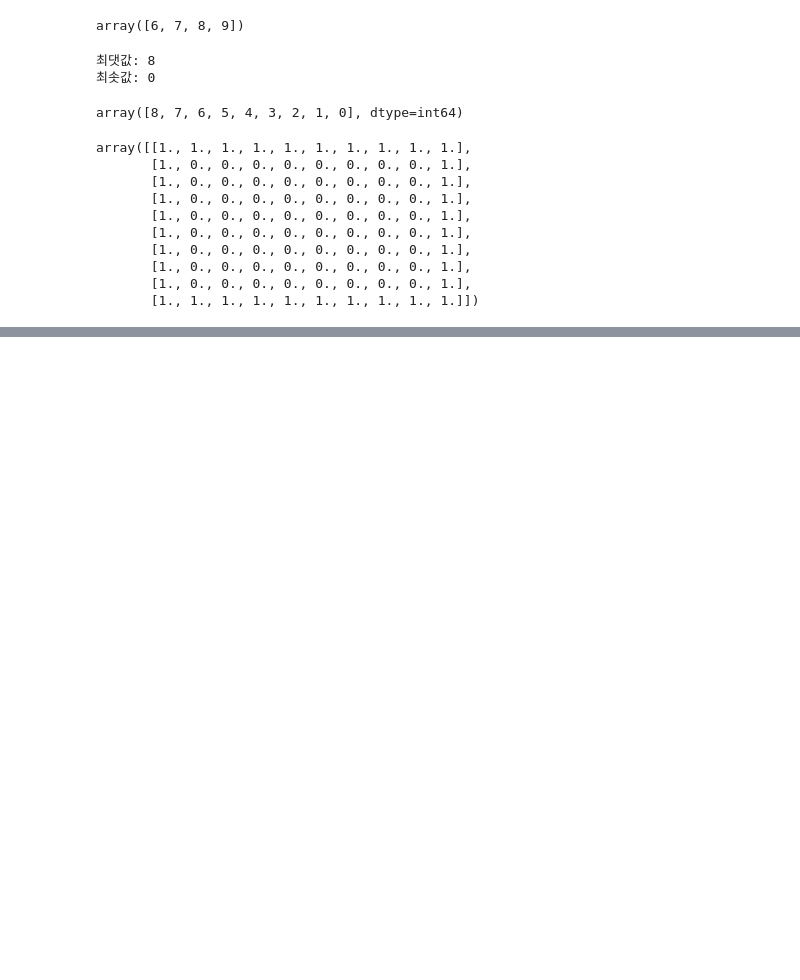
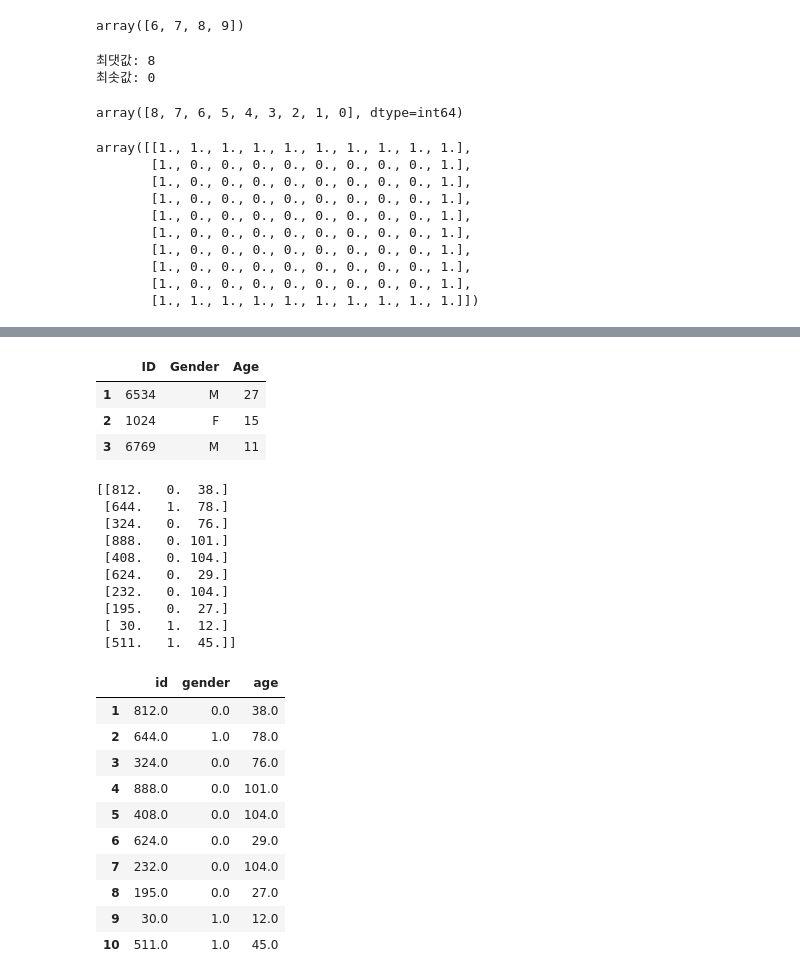
Before and after one commit to bnv20/kdt5, a Jupyter notebook: m2_분석라이브러리활용/numpy/numpy_응용.ipynb, the cells around one changed output, grey strips where cells are left out. Drawn from its saved outputs; the diff is of its cells as text; code cells hidden in the pictures; blank space fills up the shorter version.

```diff
--- a/m2_분석라이브러리활용/numpy/numpy_응용.ipynb
+++ b/m2_분석라이브러리활용/numpy/numpy_응용.ipynb
@@ -469,0 +627,53 @@ array([[0, 0, 0, 0, 0],
+# %%
+ID = np.random.randint(1000,10000,3)
+gen = np.random.choice(['M','F'],3)
+age = np.random.randint(10,40,3)
+
+data = np.array([ID,gen,age]).reshape(3,3).transpose()
+df=pd.DataFrame(data,np.arange(1,4),['ID','Gender','Age'])
+df
+# %% [output]
+|  | ID | Gender | Age |
+| 1 | 6534 | M | 27 |
+| 2 | 1024 | F | 15 |
+| 3 | 6769 | M | 11 |
+# %%
+h = np.zeros((3, 10))
+id_ = np.random.randint(1, 1000, size = (1, 10))
+gender = np.random.randint(2, size = (1, 10))
+age = np.random.randint(0, 120, size = (1, 10))
+
+h[0] = id_
+h[1] = gender
+h[2] = age
+
+h = np.transpose(h)
+print(h,'\n')
+
+columns = ['id', 'gender', 'age']
+index = np.arange(1, 11)
+df = pd.DataFrame(h, index, columns = columns)
+
+df
+# %% [output]
+[[812.   0.  38.]
+ [644.   1.  78.]
+ [324.   0.  76.]
+ [888.   0. 101.]
+ [408.   0. 104.]
+ [624.   0.  29.]
+ [232.   0. 104.]
+ [195.   0.  27.]
+ [ 30.   1.  12.]
+ [511.   1.  45.]]
+|  | id | gender | age |
+| 1 | 812.0 | 0.0 | 38.0 |
+| 2 | 644.0 | 1.0 | 78.0 |
+| 3 | 324.0 | 0.0 | 76.0 |
+| 4 | 888.0 | 0.0 | 101.0 |
+| 5 | 408.0 | 0.0 | 104.0 |
+| 6 | 624.0 | 0.0 | 29.0 |
+| 7 | 232.0 | 0.0 | 104.0 |
+| 8 | 195.0 | 0.0 | 27.0 |
+| 9 | 30.0 | 1.0 | 12.0 |
+| 10 | 511.0 | 1.0 | 45.0 |
```
Also changed, not shown: parts of 19 cells of this notebook.
